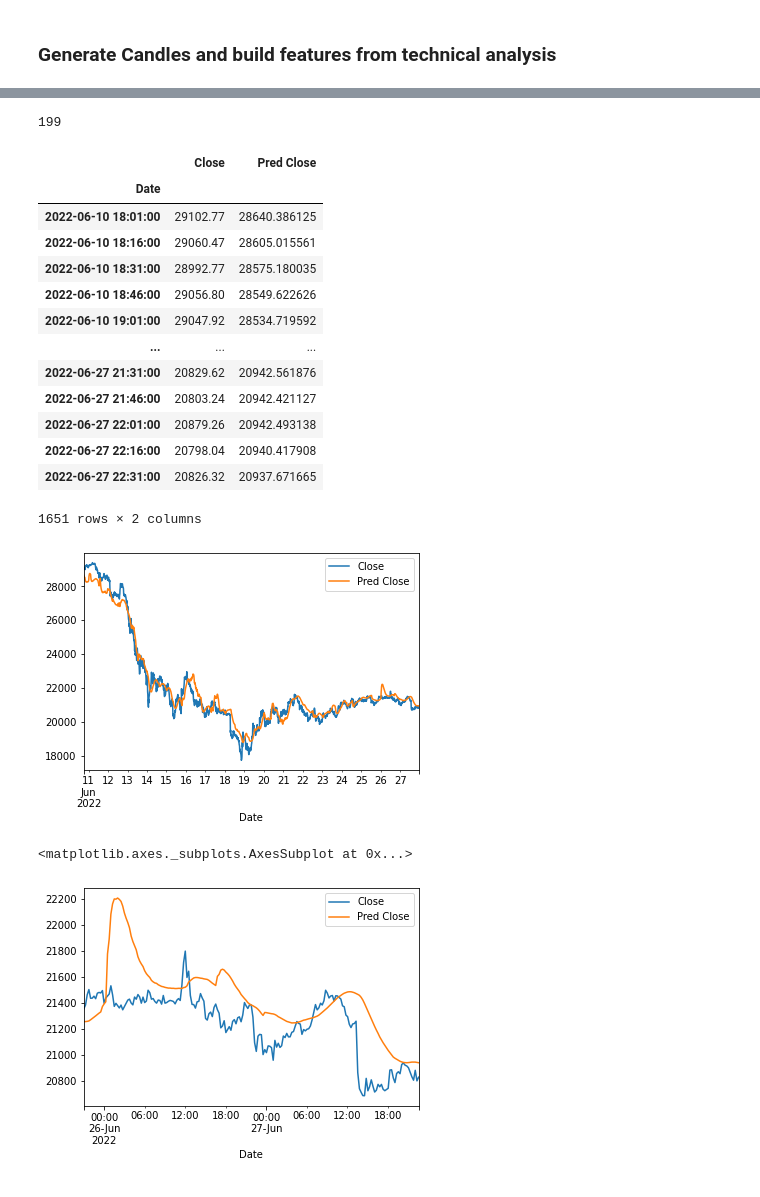
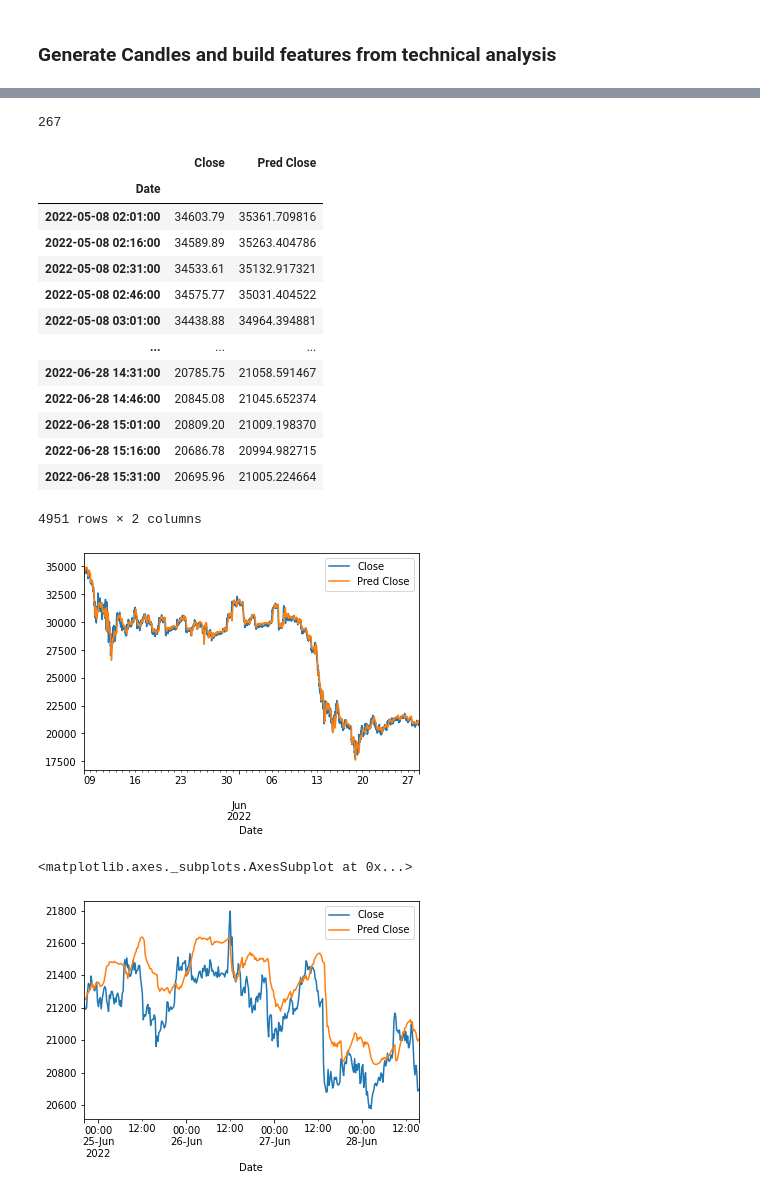
Before and after one commit to gabriele16/sats4u, a Jupyter notebook: colab/LSTM-CNN-BitCoin-Test-Trade.ipynb, the cells around one changed output, grey strips where cells are left out. Drawn from its saved outputs; the diff is of its cells as text; code cells hidden in the pictures.

```diff
--- a/colab/LSTM-CNN-BitCoin-Test-Trade.ipynb
+++ b/colab/LSTM-CNN-BitCoin-Test-Trade.ipynb
@@ -56,9 +56,9 @@ tf.random.set_seed(420)
 data_folder = "data/"
 asset_details = pd.read_csv(data_folder + 'asset_details.csv')
 secret_data_folder = '/content/drive/MyDrive/Colab Notebooks/crypto_project/crypto_data/'
-secrets_filename = secret_data_folder+'data_test.json'
+secrets_filename = secret_data_folder+'data.json'
 crypto = lc.CryptoData(asset_details,data_folder)
-crypto.load_binance_client(secrets_filename,data1_str = 'DATA1',data2_str = 'DATA2i',testnet=True)
+crypto.load_binance_client(secrets_filename,data1_str = 'DATA1',data2_str = 'DATA2i',testnet=False)
 crypto.trade_time_units(dt=60,kline_size="15m",starting_date = '1 Mar 2017')
 tickers=crypto.asset_details["Ticker"]
 tickers = list(tickers[tickers=='BTCUSDT'].values)
@@ -96,7 +105,7 @@ crypto.binance_client.get_account()
 # %%
 can_btc = fb.Candles(ldata_df,"Bitcoin")
 can_btc.buildfeatures()
-ts_btc = c2t.Candle2TimeSeries(can_btc.candles, laststeps = 1700, step_back = 48, candle_step_str = "15m",
+ts_btc = c2t.Candle2TimeSeries(can_btc.candles, laststeps = 5000, step_back = 48, candle_step_str = "15m",
                 lownorm = 0.2, upnorm= 0.8)
 
 ts_btc.candles2ts()
@@ -131,7 +138,7 @@ WARNING:tensorflow:6 out of the last 8 calls to <function Model.make_predict_fun
 new_time_steps = int((can_btc.candles.index[-1] - initial_timestamp)/(can_btc.candles.index[1] - can_btc.candles.index[0]))
 new_time_steps
 # %% [output]
-199
+267
 # %%
 df_preds_true = tu.merge_true_preds(can_btc.candles,preds,period = +1)
 df_preds_true.dropna().plot()
@@ -139,22 +146,22 @@ df_preds_true.dropna()
 # %% [output]
 |  | Close | Pred Close |
 | Date |  |  |
-| 2022-06-10 18:01:00 | 29102.77 | 28640.386125 |
-| 2022-06-10 18:16:00 | 29060.47 | 28605.015561 |
-| 2022-06-10 18:31:00 | 28992.77 | 28575.180035 |
-| 2022-06-10 18:46:00 | 29056.80 | 28549.622626 |
-| 2022-06-10 19:01:00 | 29047.92 | 28534.719592 |
+| 2022-05-08 02:01:00 | 34603.79 | 35361.709816 |
+| 2022-05-08 02:16:00 | 34589.89 | 35263.404786 |
+| 2022-05-08 02:31:00 | 34533.61 | 35132.917321 |
+| 2022-05-08 02:46:00 | 34575.77 | 35031.404522 |
+| 2022-05-08 03:01:00 | 34438.88 | 34964.394881 |
 | ... | ... | ... |
-| 2022-06-27 21:31:00 | 20829.62 | 20942.561876 |
-| 2022-06-27 21:46:00 | 20803.24 | 20942.421127 |
-| 2022-06-27 22:01:00 | 20879.26 | 20942.493138 |
-| 2022-06-27 22:16:00 | 20798.04 | 20940.417908 |
-| 2022-06-27 22:31:00 | 20826.32 | 20937.671665 |
+| 2022-06-28 14:31:00 | 20785.75 | 21058.591467 |
+| 2022-06-28 14:46:00 | 20845.08 | 21045.652374 |
+| 2022-06-28 15:01:00 | 20809.20 | 21009.198370 |
+| 2022-06-28 15:16:00 | 20686.78 | 20994.982715 |
+| 2022-06-28 15:31:00 | 20695.96 | 21005.224664 |
-1651 rows × 2 columns
+4951 rows × 2 columns
-[figure, old version]
+[figure, new version]
 # %%
-df_preds_true.dropna().iloc[-new_time_steps:].plot()
+df_preds_true.dropna().iloc[-new_time_steps-100:].plot()
 # %% [output]
 <matplotlib.axes._subplots.AxesSubplot at 0x...>
-[figure, old version]
+[figure, new version]
 # %%
```
Also changed, not shown: parts of 12 cells of this notebook, 1 other file.
